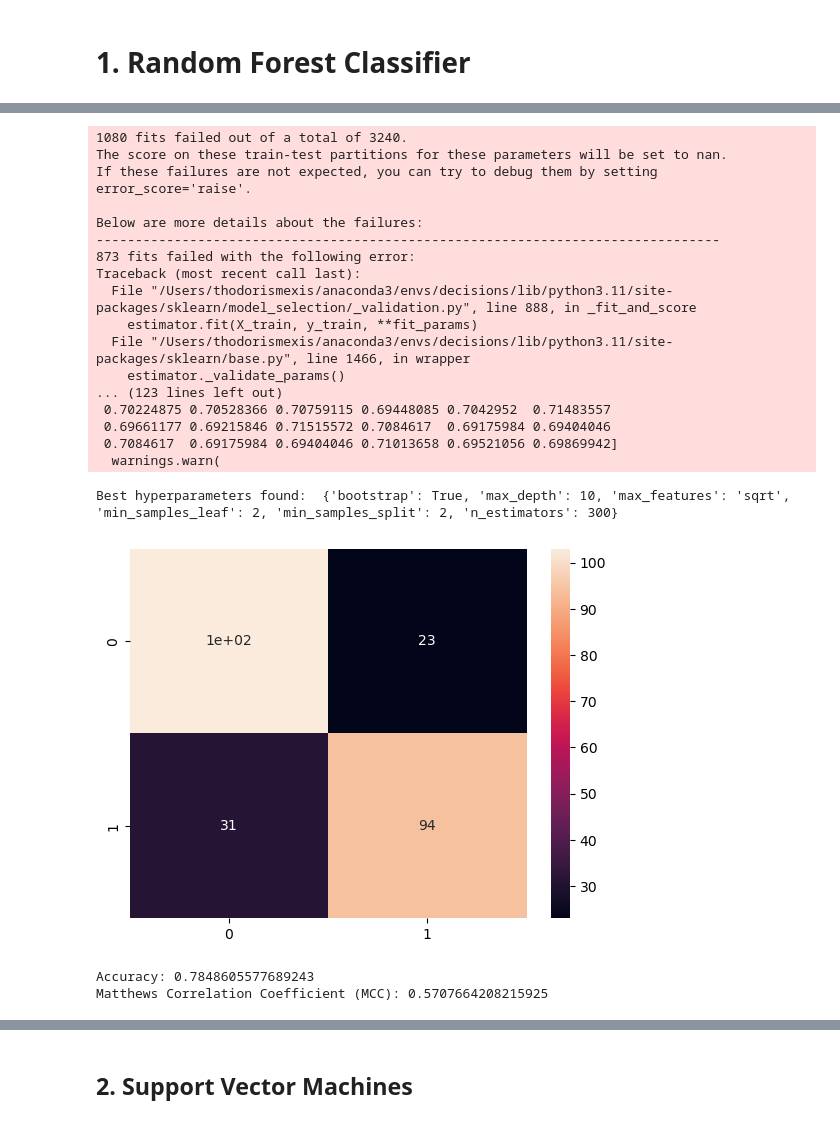
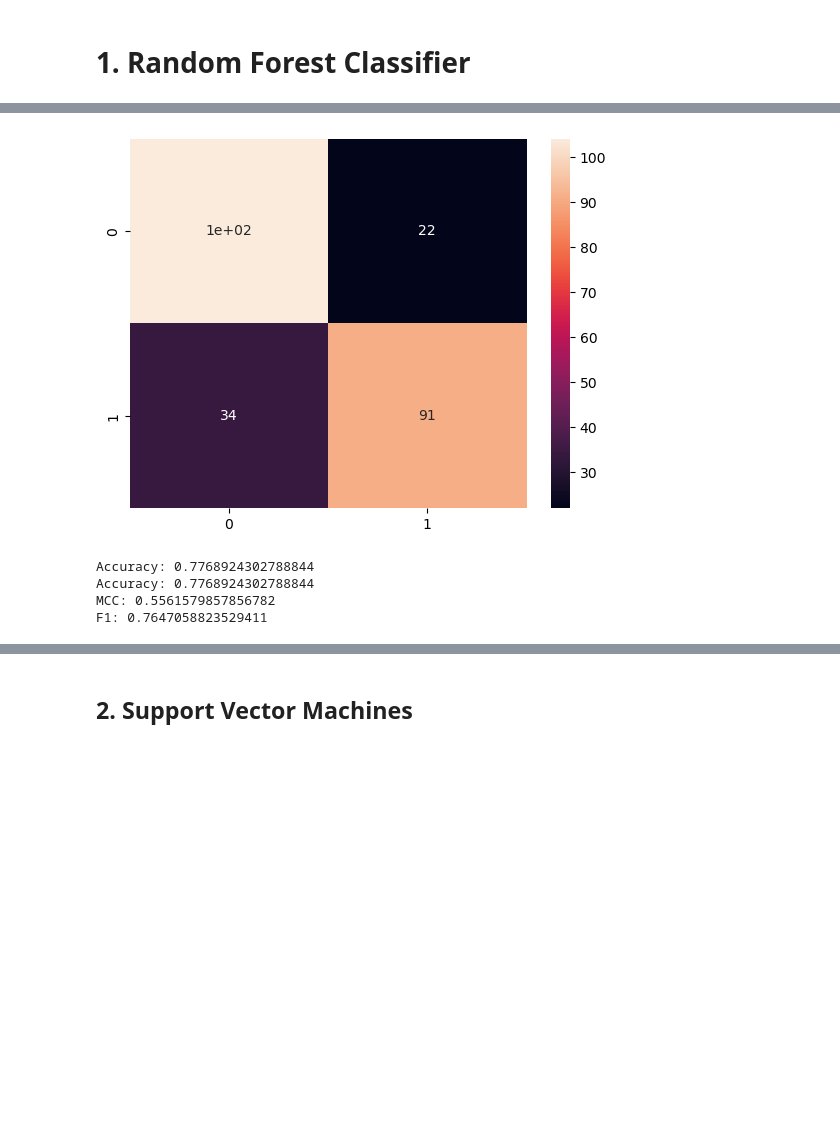
Before and after one commit to kebelouah/decisions_thesis, a Jupyter notebook: word2vec.ipynb, the cells around one changed output, grey strips where cells are left out. Saved outputs shown, nothing was run; the diff lists cells and outputs as text; code cells hidden in the pictures; blank space fills up the shorter version.

```diff
--- a/word2vec.ipynb
+++ b/word2vec.ipynb
@@ -213,38 +207,53 @@ MCC: 0.7394957983193278
 # %%
 import pandas as pd
+import numpy as np
 from sklearn.ensemble import RandomForestClassifier
-from sklearn.model_selection import train_test_split, GridSearchCV
-from sklearn.metrics import confusion_matrix, f1_score
+from sklearn.model_selection import train_test_split, GridSearchCV, RandomizedSearchCV
+from sklearn.metrics import confusion_matrix, f1_score, matthews_corrcoef, accuracy_score
 import seaborn as sns
 import matplotlib.pyplot as plt
 
-# Assuming your data is preprocessed and resampled
-X = data_resampled.drop('Label', axis=1)
-y = data_resampled['Label']
+# # Assuming your data is preprocessed and resampled
+# X = data_resampled.drop('Label', axis=1)
+# y = data_resampled['Label']
 
-# Train-test split
-X_train, X_test, y_train, y_test = train_test_split(X, y, stratify=y, test_size=0.33, random_state=42)
-print(f'Train shape: {X_train.shape} | Test shape: {X_test.shape}')
+# # Train-test split
+# X_train, X_test, y_train, y_test = train_test_split(X, y, stratify=y, test_size=0.33, random_state=42)
+# print(f'Train shape: {X_train.shape} | Test shape: {X_test.shape}')
 
 # Define the hyperparameter grid
 param_grid = {
-    'n_estimators': [100, 200, 300],           # Number of trees in the forest
-    'max_depth': [None, 10, 20, 30],           # Maximum depth of the tree
+    'n_estimators': [5, 10, 15, 20, 25, 30, 50, 80, 100, 200, 300],           # Number of trees in the forest
+    'max_depth': [None, 2, 4, 6, 8, 12, 20, 30],           # Maximum depth of the tree
     'min_samples_split': [2, 5, 10],           # Minimum number of samples required to split a node
     'min_samples_leaf': [1, 2, 4],             # Minimum number of samples required at a leaf node
     'bootstrap': [True, False],                # Whether bootstrap samples are used when building trees
     'max_features': ['auto', 'sqrt', 'log2']   # Number of features to consider when looking for the best split
 }
 
+param_dist = {
+    'n_estimators': np.linspace(5, 200, 5, dtype=int),           # Number of trees in the forest
+    'max_depth': np.linspace(2, 30, 5, dtype=int),           # Maximum depth of the tree
+    'min_samples_split': np.linspace(2, 10, 3, dtype=int),           # Minimum number of samples required to split a node
+    'min_samples_leaf': np.linspace(1, 4, 3, dtype=int),             # Minimum number of samples required at a leaf node
+    'bootstrap': [True, False],                # Whether bootstrap samples are used when building trees
+    'max_features': np.linspace(0.1, 1.0, 100)   # Number of features to consider when looking for the best split
+}
+
 # Initialize the RandomForestClassifier
 rf = RandomForestClassifier(random_state=42)
 
 # Set up GridSearchCV
-grid_search = GridSearchCV(estimator=rf, param_grid=param_grid,
-                           scoring='f1',    # You can choose 'accuracy', 'f1', 'roc_auc', etc.
-                           cv=5,            # 5-fold cross-validation
-                           n_jobs=-1,       # Use all available cores
-                           verbose=2)
+# grid_search = GridSearchCV(estimator=rf, param_grid=param_grid,
+#                            scoring='matthews_corrcoef',    # You can choose 'accuracy', 'f1', 'roc_auc', etc.
+#                            cv=5,            # 5-fold cross-validation
+#                            n_jobs=-1,       # Use all available cores
+#                            verbose=20)
+
+
+# Set up RandomizedSearchCV
+grid_search = RandomizedSearchCV(estimator=rf, param_distributions=param_dist, n_iter=100, cv=5, verbose=20, n_jobs=-1)
+
 
 # Fit GridSearchCV
 grid_search.fit(X_train, y_train)
@@ -267,6 +276,10 @@ plt.show()
 print(f'Accuracy: {best_rf.score(X_test, y_test)}')
 
 # Calculate F1 score (MCC-like)
+f1_score = f1_score(y_test, y_pred)
 mcc = matthews_corrcoef(y_test, y_pred)
-print(f'Matthews Correlation Coefficient (MCC): {mcc}')
+acc = accuracy_score(y_test, y_pred)
+print(f'Accuracy: {acc}')
+print(f'MCC: {mcc}')
+print(f'F1: {f1_score}')
 # %% [output]
@@ -290,21 +303,5 @@ Fitting 5 folds for each of 648 candidates, totalling 3240 fits
+[figure, new version]
-1080 fits failed out of a total of 3240.
-The score on these train-test partitions for these parameters will be set to nan.
-If these failures are not expected, you can try to debug them by setting error_score='raise'.
-
-Below are more details about the failures:
---------------------------------------------------------------------------------
-873 fits failed with the following error:
-Traceback (most recent call last):
-  File "/Users/thodorismexis/anaconda3/envs/decisions/lib/python3.11/site-packages/sklearn/model_selection/_validation.py", line 888, in _fit_and_score
-    estimator.fit(X_train, y_train, **fit_params)
-  File "/Users/thodorismexis/anaconda3/envs/decisions/lib/python3.11/site-packages/sklearn/base.py", line 1466, in wrapper
-    estimator._validate_params()
-... (123 lines left out)
- 0.70224875 0.70528366 0.70759115 0.69448085 0.7042952  0.71483557
- 0.69661177 0.69215846 0.71515572 0.7084617  0.69175984 0.69404046
- 0.7084617  0.69175984 0.69404046 0.71013658 0.69521056 0.69869942]
-  warnings.warn(
+Accuracy: 0.7768924302788844
+Accuracy: 0.7768924302788844
+MCC: 0.5561579857856782
+F1: 0.7647058823529411
-Best hyperparameters found:  {'bootstrap': True, 'max_depth': 10, 'max_features': 'sqrt', 'min_samples_leaf': 2, 'min_samples_split': 2, 'n_estimators': 300}
-[figure, old version]
-Accuracy: 0.7848605577689243
-Matthews Correlation Coefficient (MCC): 0.5707664208215925
```
Also changed, not shown: parts of 10 cells of this notebook, 4 other files.
